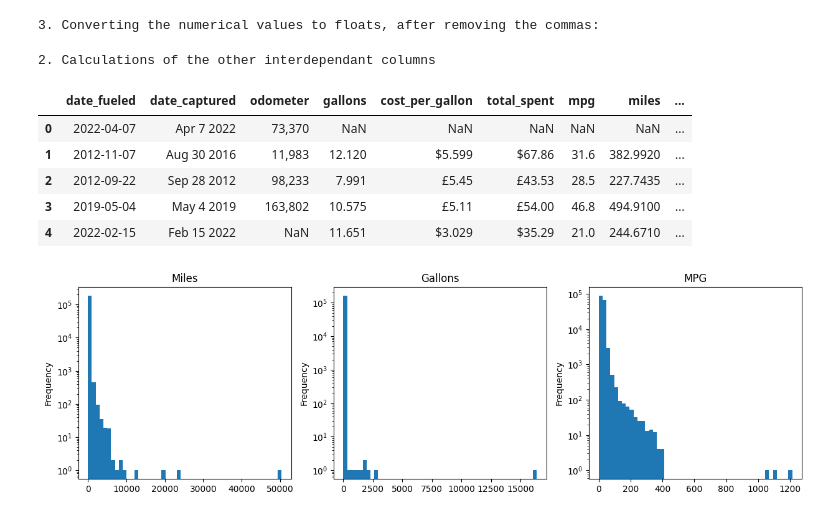
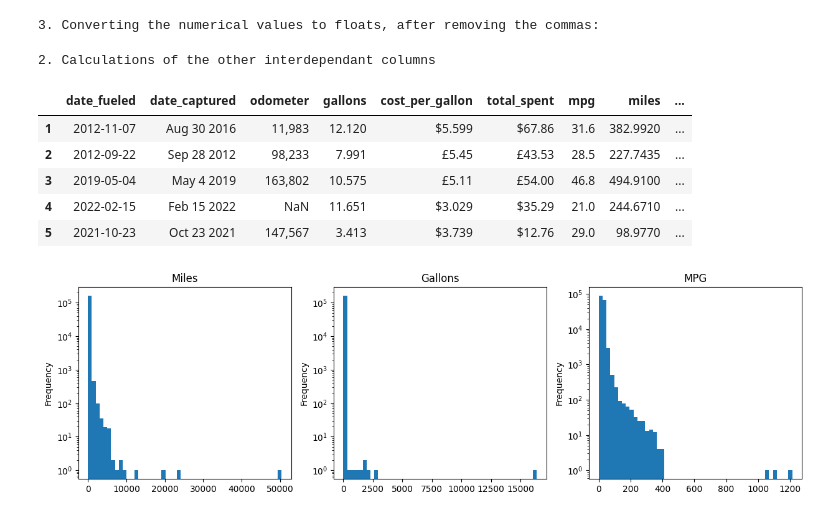
Before and after one commit to IDVE-PROJECT-01/Assignment-1, a Jupyter notebook: Question1.ipynb, the cells around one changed output. Drawn from its saved outputs; the diff is of its cells as text; code cells hidden in the pictures.

```diff
--- a/Question1.ipynb
+++ b/Question1.ipynb
@@ -119,19 +121,21 @@ df['miles'] = df['miles'].str.replace(",", '').astype(float)
 3. Converting the numerical values to floats, after removing the commas:
 # %%
 print("2. Calculations of the other interdependant columns")
+
+df = df.dropna(subset=['miles', 'gallons', 'mpg'], thresh=2)
 df['miles'] = df['gallons']*df['mpg']
 df['gallons'] = df['miles']/df['mpg']
 df['mpg'] = df['miles']/df['gallons']
 
 df.head()
 # %% [output]
 2. Calculations of the other interdependant columns
 |  | date_fueled | date_captured | odometer | gallons | cost_per_gallon | total_spent | mpg | miles | ... |
-| 0 | 2022-04-07 | Apr 7 2022 | 73,370 | NaN | NaN | NaN | NaN | NaN | ... |
 | 1 | 2012-11-07 | Aug 30 2016 | 11,983 | 12.120 | $5.599 | $67.86 | 31.6 | 382.9920 | ... |
 | 2 | 2012-09-22 | Sep 28 2012 | 98,233 | 7.991 | £5.45 | £43.53 | 28.5 | 227.7435 | ... |
 | 3 | 2019-05-04 | May 4 2019 | 163,802 | 10.575 | £5.11 | £54.00 | 46.8 | 494.9100 | ... |
 | 4 | 2022-02-15 | Feb 15 2022 | NaN | 11.651 | $3.029 | $35.29 | 21.0 | 244.6710 | ... |
+| 5 | 2021-10-23 | Oct 23 2021 | 147,567 | 3.413 | $3.739 | $12.76 | 29.0 | 98.9770 | ... |
 # %%
 fig, axes = plt.subplots(1, 3, figsize=(15, 4))
 
```
Also changed, not shown: parts of 2 cells of this notebook.
